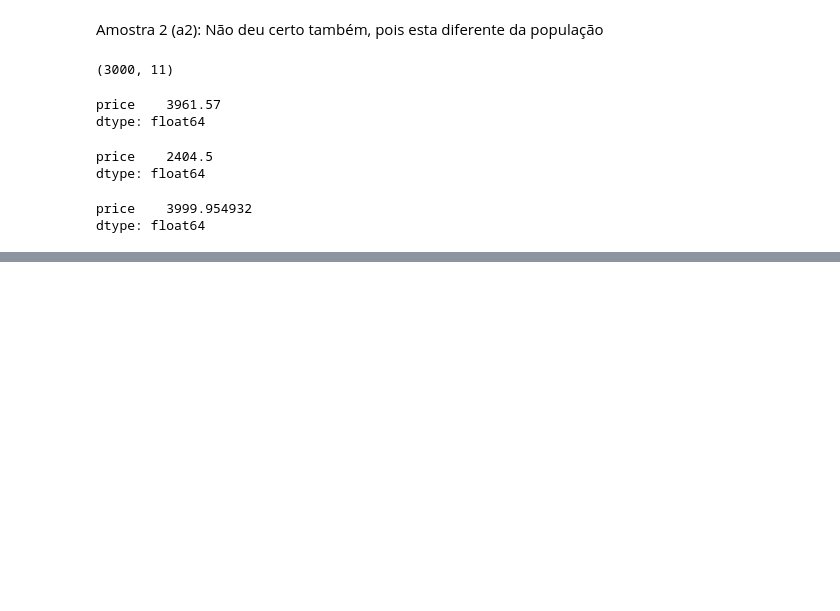
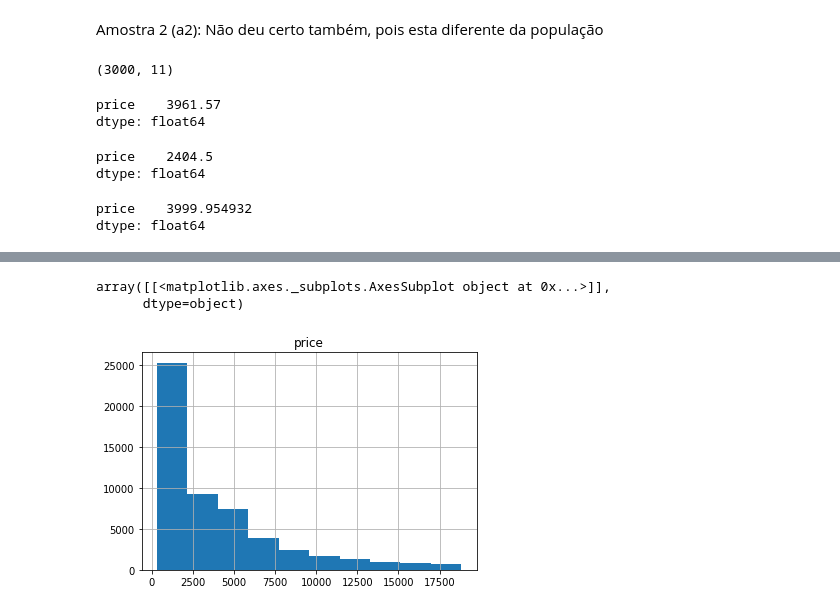
Before and after one commit to RhaSeimoha/data-science-fiap, a Jupyter notebook: Aula1.ipynb, the cells around one changed output, grey strips where cells are left out. Cells and saved outputs as stored; diff of their text form; code cells hidden in the pictures; blank space fills up the shorter version.

```diff
--- a/Aula1.ipynb
+++ b/Aula1.ipynb
@@ -123,0 +131,6 @@ dtype: float64
+# %%
+df[["price"]].hist()
+# %% [output]
+array([[<matplotlib.axes._subplots.AxesSubplot object at 0x...>]],
+      dtype=object)
+[figure, added]
```
Also changed, not shown: parts of 3 cells of this notebook.
